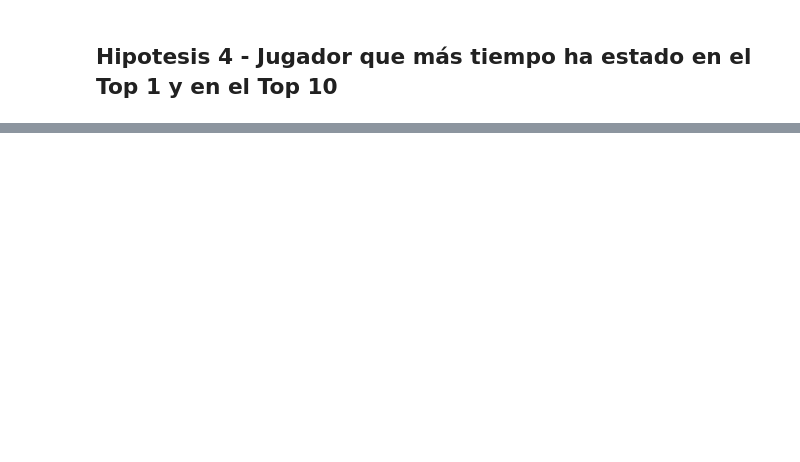
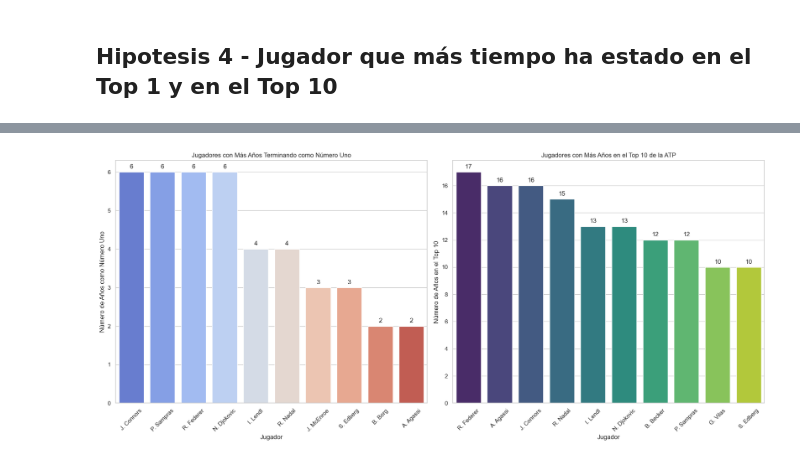
Before and after one commit to Lokhy87/EDA_entrega, a Jupyter notebook: Limpieza.ipynb, the cells around one changed output, grey strips where cells are left out. Drawn from its saved outputs; the diff is of its cells as text; code cells hidden in the pictures; blank space fills up the shorter version.

```diff
--- a/Limpieza.ipynb
+++ b/Limpieza.ipynb
@@ -662,0 +755,14 @@ plt.show()
+# %%
+# Extraer las filas correspondientes a las 10 primeras posiciones de cada año
+top_ten_each_year = df_ATP_1973_to_2010[df_ATP_1973_to_2010['Posicion'] <= 10]
+
+# Concatenar todos los jugadores de las primeras 10 posiciones de cada columna (año)
+top_ten_players = pd.concat([top_ten_each_year[year] for year in top_ten_each_year.columns if year.isdigit()])
+
+# Contar las apariciones y resetear el índice para un mejor formato de DataFrame
+top_ten_counts = top_ten_players.value_counts().reset_index()
+top_ten_counts.columns = ['Player', 'Años_en_Top_10']
+
+# Ordenar los jugadores por la cantidad de años que estuvieron en el Top 10
+top_ten_sorted = top_ten_counts.sort_values(by='Años_en_Top_10', ascending=False)
+top_ten_sorted.head(10)
@@ -662,0 +781,40 @@ plt.show()
+# %%
+sns.set(style="whitegrid")
+
+fig, axes = plt.subplots(nrows=1, ncols=2, figsize=(18, 8))
+
+# Jugadores con más años terminando como número uno
+ax1 = sns.barplot(x='Player', y='Terminan_año_No_1', data=number_one_counts_sorted.head(10),
+            palette='coolwarm', ax=axes[0])
+axes[0].set_title('Jugadores con Más Años Terminando como Número Uno')
+axes[0].set_ylabel('Número de Años como Número Uno')
+axes[0].set_xlabel('Jugador')
+axes[0].tick_params(axis='x', rotation=45)
+
+# Añadir etiquetas
+for p in ax1.patches:
+    ax1.annotate(format(p.get_height(), '.0f'),
+                 (p.get_x() + p.get_width() / 2., p.get_height()),
+                 ha='center', va='center',
+                 xytext=(0, 10), textcoords='offset points')
+
+# Jugadores con más años en el Top 10
+ax2 = sns.barplot(x='Player', y='Años_en_Top_10', data=top_ten_sorted.head(10),
+            palette='viridis', ax=axes[1])
+axes[1].set_title('Jugadores con Más Años en el Top 10 de la ATP')
+axes[1].set_ylabel('Número de Años en el Top 10')
+axes[1].set_xlabel('Jugador')
+axes[1].tick_params(axis='x', rotation=45)
+
+# Añadir etiquetas
+for p in ax2.patches:
+    ax2.annotate(format(p.get_height(), '.0f'),
+                 (p.get_x() + p.get_width() / 2., p.get_height()),
+                 ha='center', va='center',
+                 xytext=(0, 10), textcoords='offset points')
+
+plt.tight_layout()
+
+plt.show()
+# %% [output]
+[figure, added]
```
Also changed, not shown: parts of 23 cells of this notebook.
